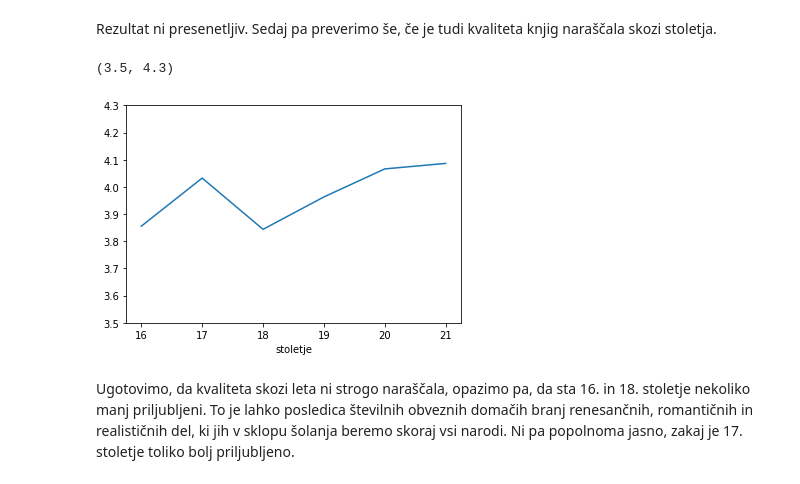
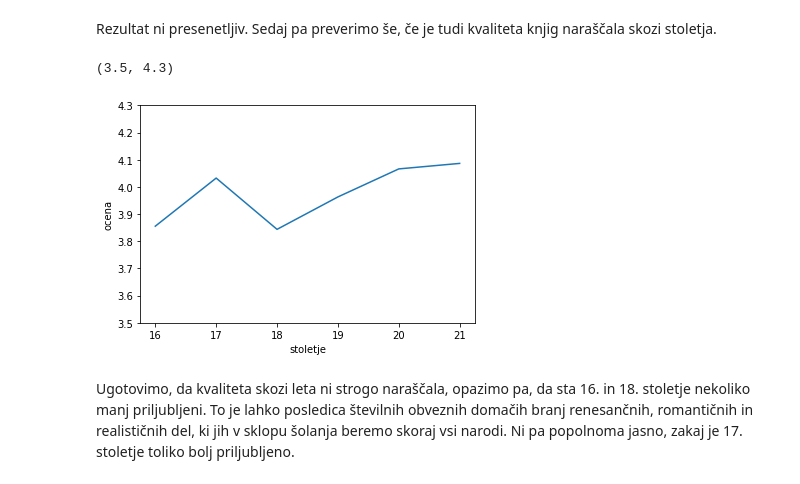
Before and after one commit to tajapezdir/analiza-podatkov, a Jupyter notebook: analiza.ipynb, the cells around one changed output. Cells and saved outputs as stored; diff of their text form; code cells hidden in the pictures.

```diff
--- a/analiza.ipynb
+++ b/analiza.ipynb
@@ -139,14 +159,14 @@ Rezultat ni presenetljiv. Sedaj pa preverimo še, če je tudi kvaliteta knjig na
 # %%
 knjige[
     (knjige.stoletje > 15)
 ].groupby(
     'stoletje'
 ).ocena.mean(
-).plot(
+).plot(x='stoletje', y='ocena', xlabel='stoletje',ylabel='ocena'
 ).set_ylim(3.5, 4.3)
 # %% [output]
 (3.5, 4.3)
-[figure, old version]
+[figure, new version]
 # %% [markdown]
 Ugotovimo, da kvaliteta skozi leta ni strogo naraščala, opazimo pa, da sta 16. in 18. stoletje nekoliko manj priljubljeni. To je lahko posledica številnih obveznih domačih branj renesančnih, romantičnih in realističnih del, ki jih v sklopu šolanja beremo skoraj vsi narodi. Ni pa popolnoma jasno, zakaj je 17. stoletje toliko bolj priljubljeno.
 # %% [markdown]
```
Also changed, not shown: parts of 22 cells of this notebook, 1 other file.
